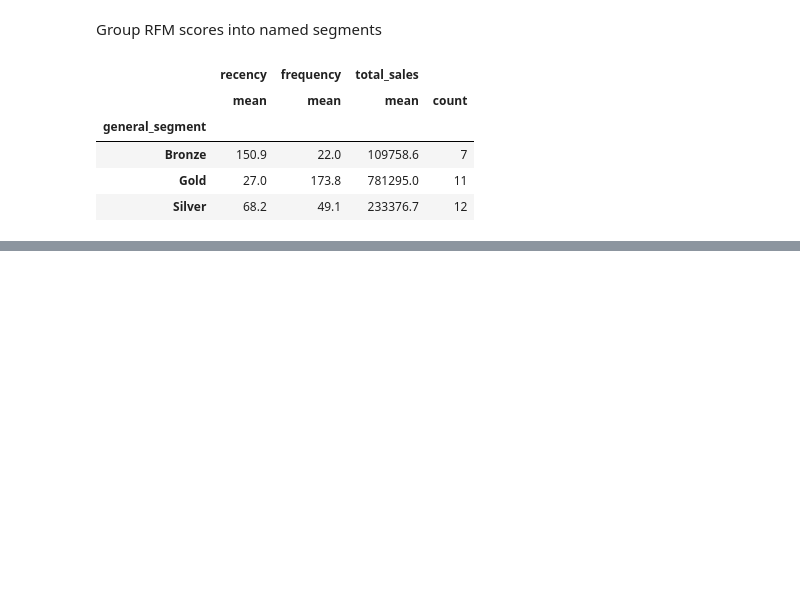
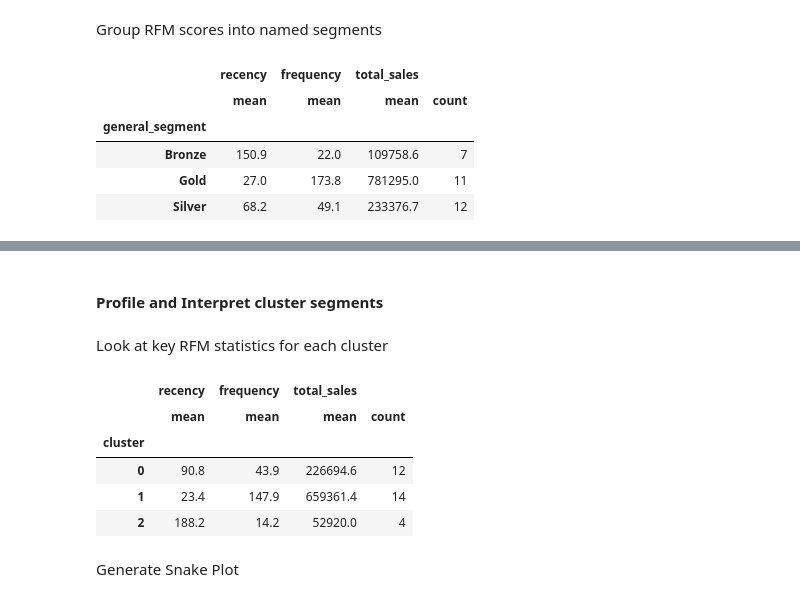
Before and after one commit to taggartpatrick/basic_analytics, a Jupyter notebook: Bike_Sales_Customer_segmentation.ipynb, the cells around one changed output, grey strips where cells are left out. Drawn from its saved outputs; the diff is of its cells as text; code cells hidden in the pictures; blank space fills up the shorter version.

```diff
--- a/Bike_Sales_Customer_segmentation.ipynb
+++ b/Bike_Sales_Customer_segmentation.ipynb
@@ -435,0 +511,20 @@ customer_RFM_tbl.head()
+# %% [markdown]
+#### Profile and Interpret cluster segments
+# %% [markdown]
+Look at key RFM statistics for each cluster
+# %%
+# look at key Normalized RFM statistics for selected clusters
+
+customer_RFM_k_tbl.groupby('cluster').agg({
+    'recency' : 'mean',
+    'frequency' : 'mean',
+    'total_sales' : ['mean','count']}).round(1)
+# %% [output]
+|  | recency | frequency | total_sales |  |
+|  | mean | mean | mean | count |
+| cluster |  |  |  |  |
+| 0 | 90.8 | 43.9 | 226694.6 | 12 |
+| 1 | 23.4 | 147.9 | 659361.4 | 14 |
+| 2 | 188.2 | 14.2 | 52920.0 | 4 |
+# %% [markdown]
+Generate Snake Plot
```
Also changed, not shown: parts of 32 cells of this notebook.
